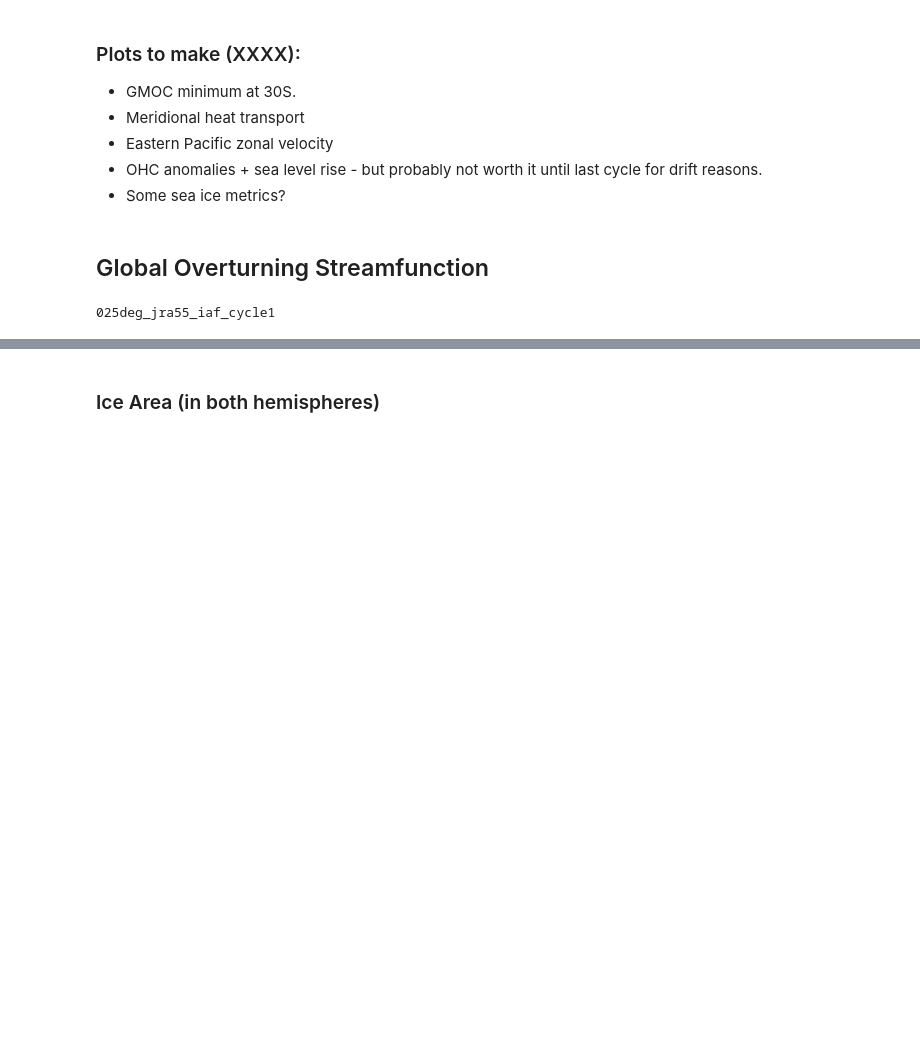
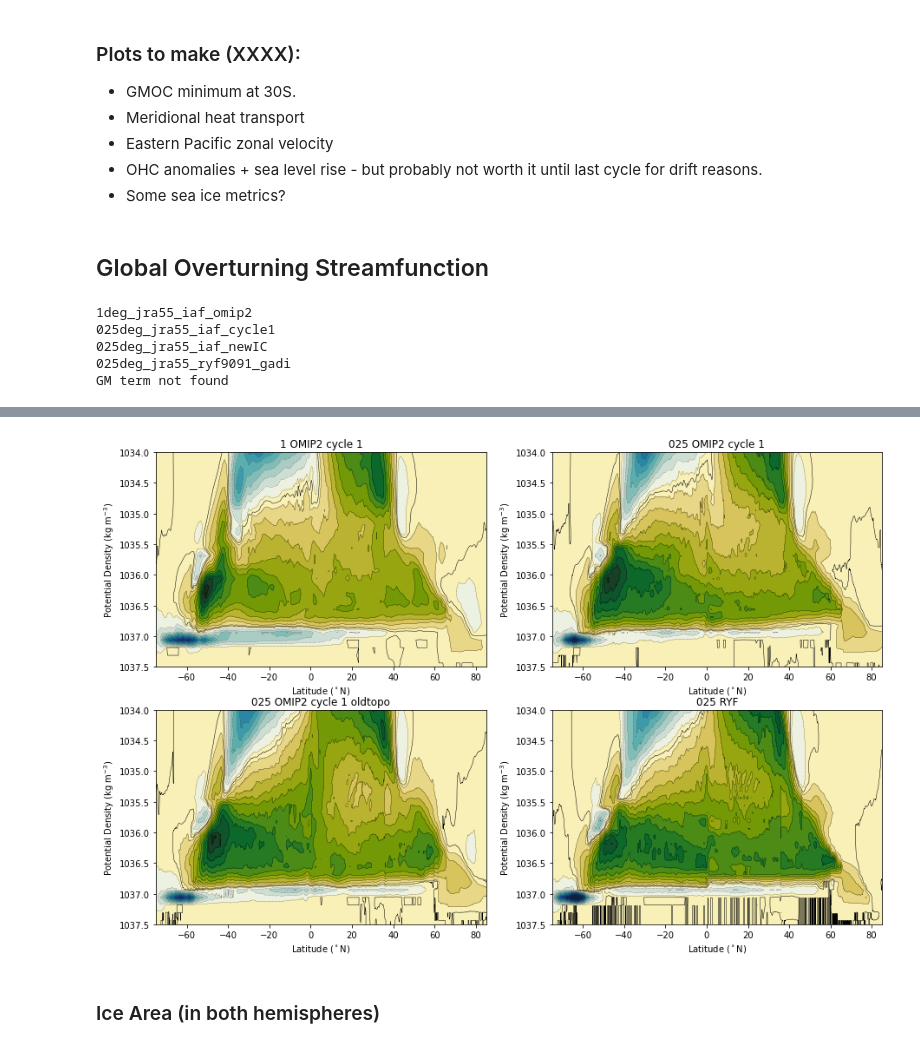
Before and after one commit to rmholmes/cosima-scripts, a Jupyter notebook: omip/OMIP2_025deg_InitialAnalysis.ipynb, the cells around one changed output, grey strips where cells are left out. Drawn from its saved outputs; the diff is of its cells as text; code cells hidden in the pictures; blank space fills up the shorter version.

```diff
--- a/omip/OMIP2_025deg_InitialAnalysis.ipynb
+++ b/omip/OMIP2_025deg_InitialAnalysis.ipynb
@@ -358,18 +364,18 @@ def plot_psi(psi_avg, clev=np.arange(-25,25,2)):
 # %%
 plt.figure(figsize=(15,10))
 ii=0
-keys = ['025 OMIP2 cycle 1','025 OMIP2 cycle 1 oldtopo','1 OMIP2 cycle 1','025 RYF']
+keys = ['1 OMIP2 cycle 1','025 OMIP2 cycle 1','025 OMIP2 cycle 1 oldtopo','025 RYF']
 for ekey in keys:
     ii+=1
     plt.subplot(2,2,ii)
     expt = exptdict[ekey]['expt']
     print(expt)
-    var = cc.querying.getvar(expt,'ty_trans_rho',session,start_time='2015-01-01',end_time=end_time)
+    var = cc.querying.getvar(expt,'ty_trans_rho',session,start_time='2017-01-01',end_time='2018-01-01')
     psi = var.mean('time').sum('grid_xt_ocean')*1.0e-9
     psi_avg = psi.cumsum('potrho') -  psi.sum('potrho')
 
     try:
-        var2 = cc.querying.getvar(expt,'ty_trans_rho_gm',session,start_time='2015-01-01',end_time=end_time)
+        var2 = cc.querying.getvar(expt,'ty_trans_rho_gm',session,start_time='2017-01-01',end_time='2018-01-01')
         psi_gm = var2.mean('time').sum('grid_xt_ocean')*1.0e-9
         psi_avg = psi_avg + psi_gm
     except:
@@ -379,4 +385,8 @@ for ekey in keys:
     p1 = plot_psi(psi_avg)
     plt.title(ekey)
 # %% [output]
+1deg_jra55_iaf_omip2
 025deg_jra55_iaf_cycle1
+025deg_jra55_iaf_newIC
+025deg_jra55_ryf9091_gadi
+GM term not found
@@ -385,3 +393,4 @@ distributed.nanny - WARNING - Restarting worker
+[figure, added]
 # %% [markdown]
 ### Ice Area (in both hemispheres)
 # %%
```
Also changed, not shown: parts of 5 cells of this notebook.
